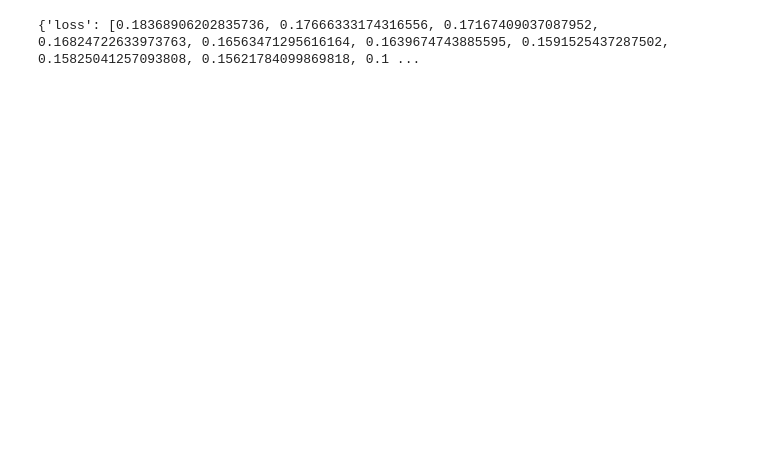
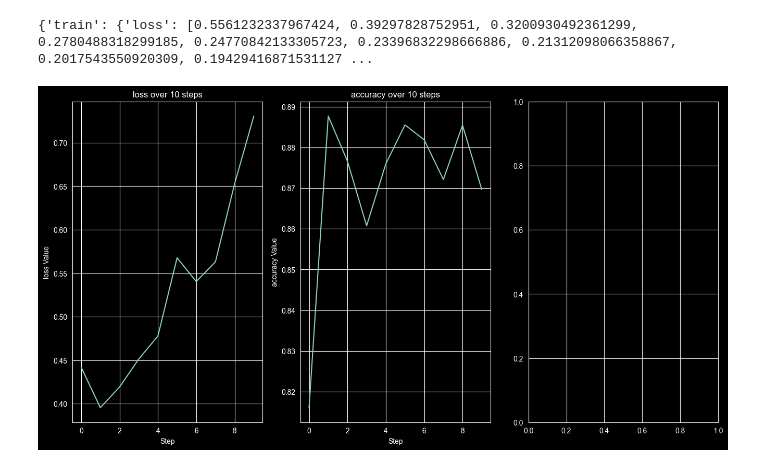
Before and after one commit to Gawronek-8/GGSN-projects, a Jupyter notebook: proj1/Model_testing.ipynb, the cells around one changed output. Saved outputs shown, nothing was run; the diff lists cells and outputs as text; code cells hidden in the pictures; blank space fills up the shorter version.

Commit message:
Many fixes added focusing on the ModelHistory class, refactored train_model and added validating to the training process, added versatile plotting for model history to the Model_testing notebook

```diff
--- a/proj1/Model_testing.ipynb
+++ b/proj1/Model_testing.ipynb
@@ -18,8 +20,42 @@ model = Model([64, 128], [-1, -1], [False, False], [nn.ReLU, nn.ReLU], [False, F
 device = torch.device("cuda" if torch.cuda.is_available() else "cpu")
 model = model.to(device)
 # %%
-model, history = train_model(model, 16, 10, 1e-3, 1e-6, Adam, nn.CrossEntropyLoss, device)
+model, history = train_model(model, 16, 10, 1e-3, 1e-6, Adam, nn.CrossEntropyLoss, device, {
+    "accuracy" : accuracy_score
+})
 # %%
 print(history.history)
 # %% [output]
-{'loss': [0.18368906202835736, 0.17666333174316556, 0.17167409037087952, 0.16824722633973763, 0.16563471295616164, 0.1639674743885595, 0.1591525437287502, 0.15825041257093808, 0.15621784099869818, 0.1 ...
+{'train': {'loss': [0.5561232337967424, 0.39297828752951, 0.3200930492361299, 0.2780488318299185, 0.24770842133305723, 0.23396832298666886, 0.21312098066358867, 0.2017543550920309, 0.19429416871531127 ...
+# %%
+def plot_history(step_name: str, model_history: ModelHistory, max_img_per_width = 3):
+    import math
+    try:
+        metrics_used = model_history.history[step_name]
+    except KeyError:
+        print("No metrics found for step", step_name)
+        return
+
+    h = math.ceil(len(metrics_used) / max_img_per_width)
+
+    fig, axs = plt.subplots(h, max_img_per_width, figsize=(16, h * 8))
+
+    for idx, metric in enumerate(metrics_used):
+        x_pos = idx // max_img_per_width
+        y_pos = idx % max_img_per_width
+
+        if h == 1:
+            curr_ax = axs[y_pos]
+        else:
+            curr_ax: plt.Axes = axs[x_pos, y_pos]
+
+        curr_ax.plot(metrics_used[metric])
+        curr_ax.set_title(f"{metric} over {len(metrics_used[metric])} steps")
+        curr_ax.set_xlabel("Step")
+        curr_ax.set_ylabel(f"{metric} Value")
+
+    plt.show()
+# %%
+plot_history("val", history)
+# %% [output]
+[figure, added]
```
Also changed, not shown: parts of 1 cell of this notebook, 2 other files.
